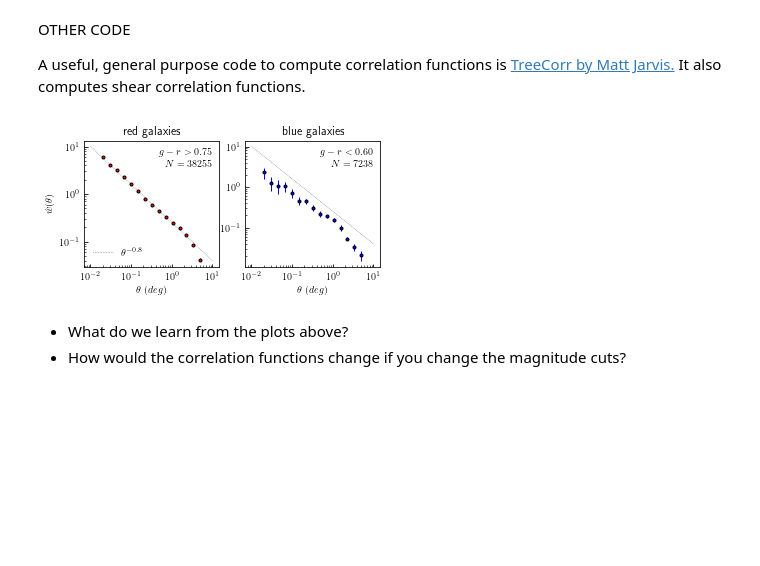
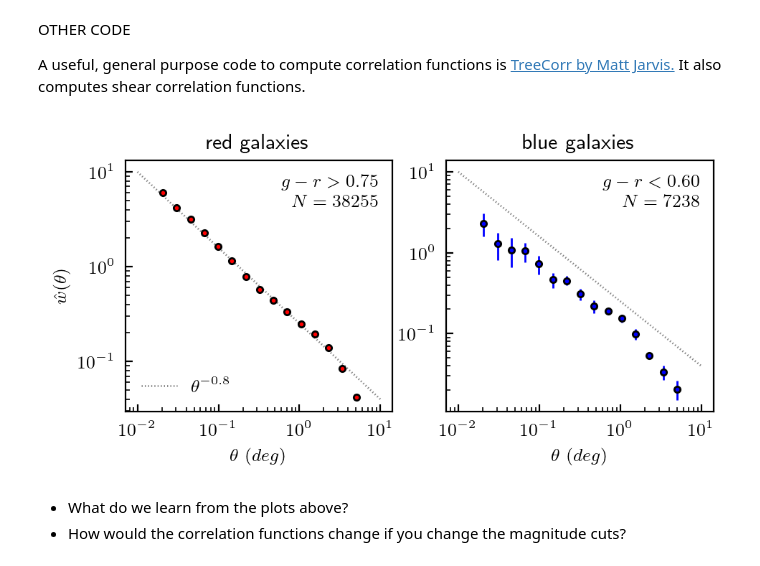
Before and after one commit to rqguan/ASTR214_Runquan, a Jupyter notebook: class9and10_clustering_Runquan.ipynb, the cells around one changed output. Drawn from its saved outputs; the diff is of its cells as text; code cells hidden in the pictures; blank space fills up the shorter version.

```diff
--- a/class9and10_clustering_Runquan.ipynb
+++ b/class9and10_clustering_Runquan.ipynb
@@ -436,40 +384,42 @@ OTHER CODE
 A useful, general purpose code to compute correlation functions is <a href="http://rmjarvis.github.io/TreeCorr/html/index.html">TreeCorr by Matt Jarvis.</a> It also computes shear correlation functions.
 # %%
 # Plot the results
+
+plot_pretty(dpi=200)
 corr = [r_corr, b_corr]
 corr_err = [r_corr_err, b_corr_err]
 bootstraps = [r_bootstraps, b_bootstraps]
 labels = ['$g-r > 0.75$\n$N=%i$' % len(data_red),
           '$g-r < 0.60$\n$N=%i$' % len(data_blue)]
 
 fig = plt.figure(figsize=(5, 2.5))
 fig.subplots_adjust(bottom=0.2, top=0.9,
                     left=0.13, right=0.95)
 
 for i in range(2):
     ax = fig.add_subplot(121 + i, xscale='log', yscale='log')
 
     col = 'blue'
     if i == 0: col = 'red'
     ax.errorbar(bin_centers, corr[i], corr_err[i],
                 fmt='.k', color=col, markerfacecolor=col, ecolor=col, lw=1)
 
     t = np.array([0.01, 10])
     ax.plot(t, 10 * (t / 0.01) ** -0.8, ':', c='gray', linewidth=1, label=r'$\theta^{-0.8}$')
 
     ax.text(0.95, 0.95, labels[i],
             ha='right', va='top', transform=ax.transAxes)
     ax.set_xlabel(r'$\theta\ (deg)$')
     if i == 0:
         ax.set_ylabel(r'$\hat{w}(\theta)$')
         ax.set_title('red galaxies')
         ax.legend(loc='lower left', frameon=False)
     else:
         ax.set_title('blue galaxies')
 
 plt.show()
 # %% [output]
-[figure, old version]
+[figure, new version]
 # %% [markdown]
 * What do we learn from the plots above?
 * How would the correlation functions change if you change the magnitude cuts?
```
Also changed, not shown: parts of 4 cells of this notebook.
